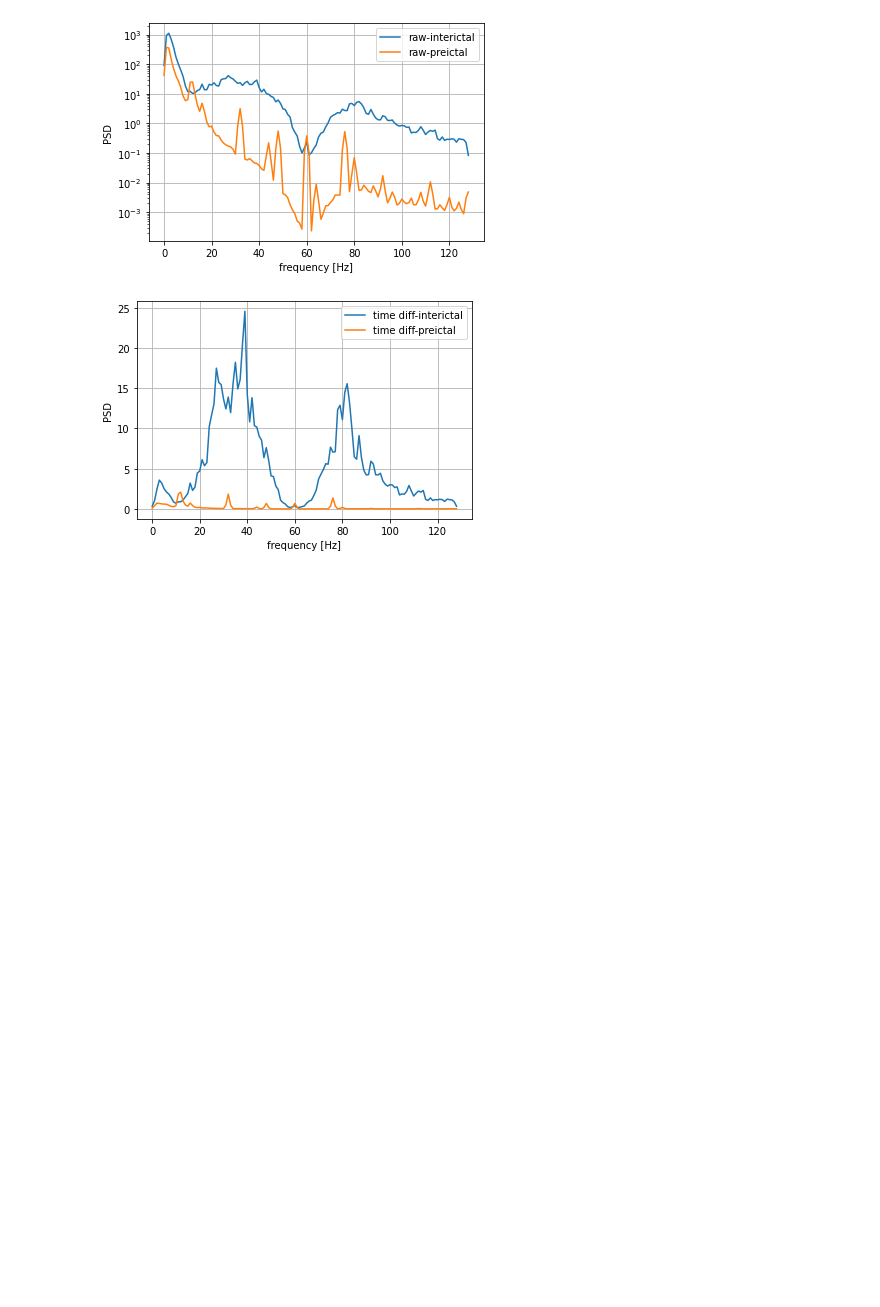
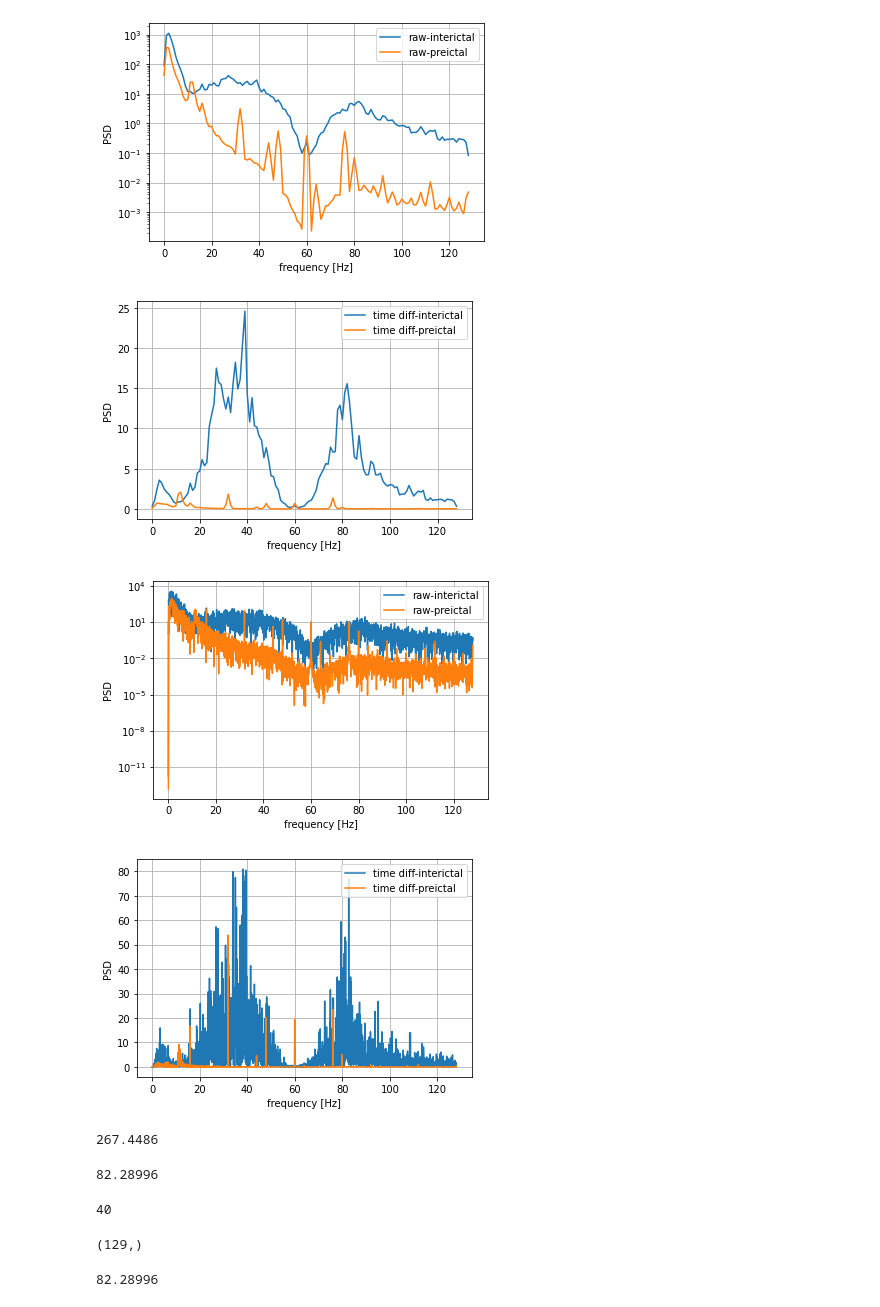
Before and after one commit to SalmaElSayd/Predicting-epileptic-seizures, a Jupyter notebook: data_visualisation.ipynb, the cells around one changed output. Saved outputs shown, nothing was run; the diff lists cells and outputs as text; code cells hidden in the pictures; blank space fills up the shorter version.

```diff
--- a/data_visualisation.ipynb
+++ b/data_visualisation.ipynb
@@ -96,3 +96,47 @@ plt.show()
 # %% [output]
 [figure]
 [figure]
+# %%
+freqs5, psd5 = signal.periodogram(rawdata[:,:5120], fs=256)
+freqs6, psd6 = signal.periodogram(window, fs=256)
+freqs7, psd7 = signal.periodogram(rawdata_seizure[:,start_time*256:start_time*256+5120], fs=256)
+freqs8, psd8 = signal.periodogram(window_seizure, fs=256)
+# %%
+# ax1, ax2=plt.axes()
+channel=0
+plt.figure()
+plt.semilogy(freqs5, psd5[channel], label = "raw-interictal")
+plt.xlabel('frequency [Hz]')
+plt.ylabel('PSD')
+plt.semilogy(freqs7, psd7[channel], label = "raw-preictal")
+plt.xlabel('frequency [Hz]')
+plt.ylabel('PSD')
+plt.grid()
+plt.legend()
+plt.show()
+
+plt.plot(freqs6, psd6[channel],label = "time diff-interictal")
+plt.xlabel('frequency [Hz]')
+plt.ylabel('PSD')
+
+plt.plot(freqs8, psd8[channel], label = "time diff-preictal")
+plt.xlabel('frequency [Hz]')
+plt.ylabel('PSD')
+plt.grid()
+plt.legend()
+plt.show()
+# %% [output]
+[figure, added]
+[figure, added]
+# %%
+psd2[0][20:40].sum()
+# %% [output]
+267.4486
+# %%
+psd2[0][70:81].sum()
+# %% [output]
+82.28996
+# %%
+np.where(np.isclose(freqs5, 2))[0][0]
+# %% [output]
+40
@@ -98,0 +152,5 @@ plt.show()
+# %%
+extract_frequency(freqs2, psd2[0],70,81)
+# %% [output]
+(129,)
+82.28996
```
Also changed, not shown: parts of 4 cells of this notebook, 6 other files.
